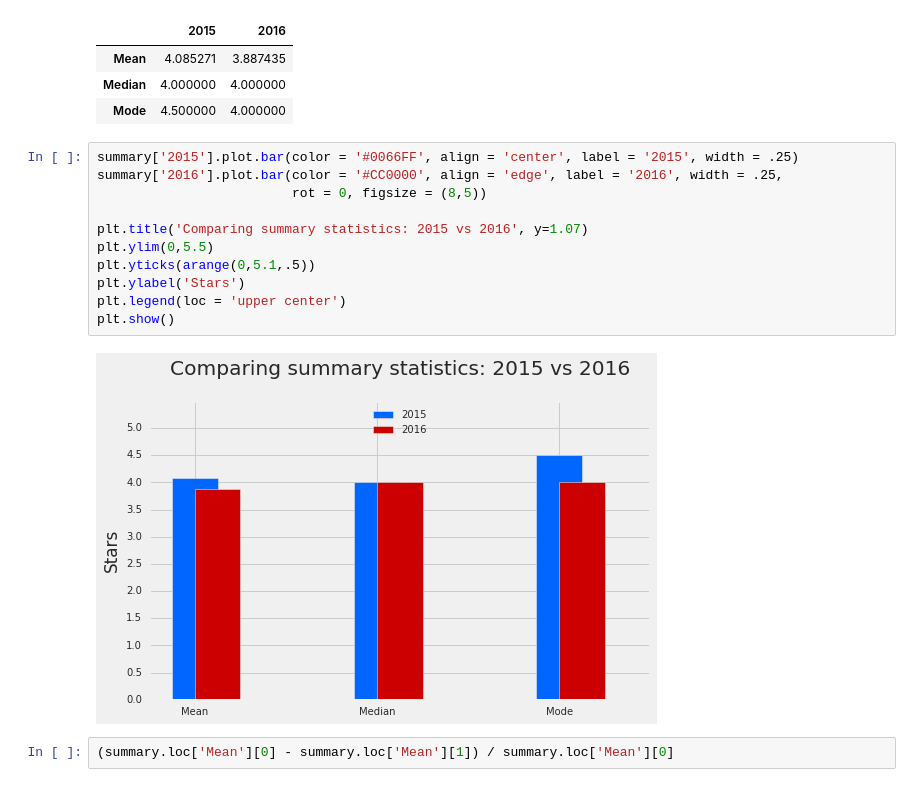
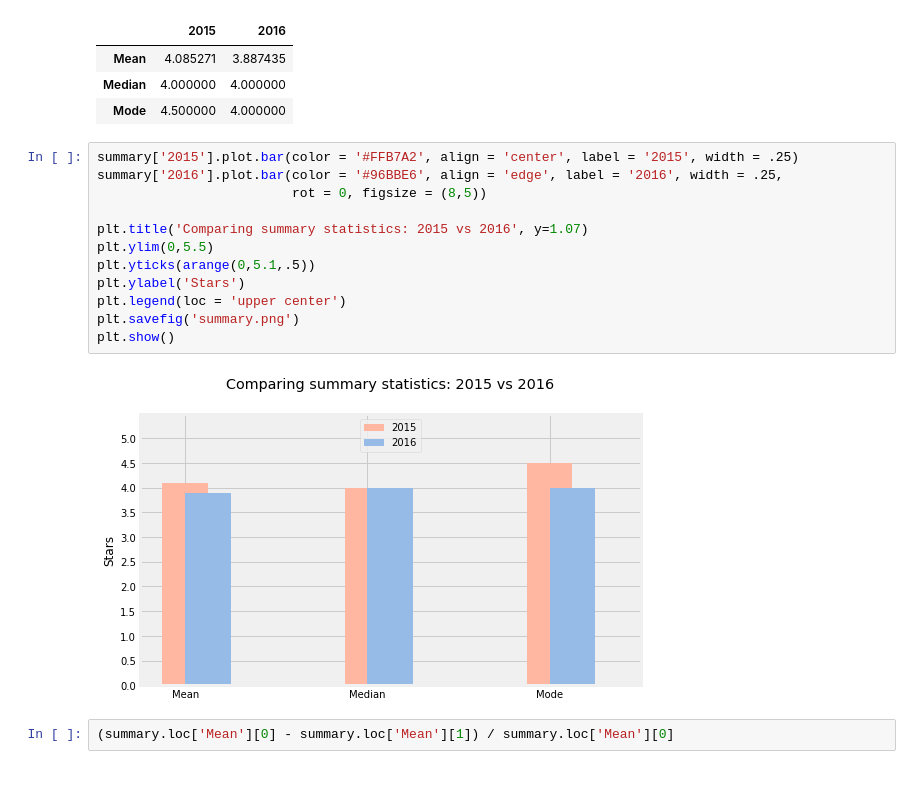
Before and after one commit to nveenverma/Projects, a Jupyter notebook: Investigating Fandango Movie Ratings/Basics.ipynb, the cells around one changed output. Drawn from its saved outputs; the diff is of its cells as text.

```diff
--- a/Investigating Fandango Movie Ratings/Basics.ipynb
+++ b/Investigating Fandango Movie Ratings/Basics.ipynb
@@ -290,18 +290,19 @@ Fandango 2016
 | Median | 4.000000 | 4.000000 |
 | Mode | 4.500000 | 4.000000 |
 # %%
-summary['2015'].plot.bar(color = '#0066FF', align = 'center', label = '2015', width = .25)
-summary['2016'].plot.bar(color = '#CC0000', align = 'edge', label = '2016', width = .25,
+summary['2015'].plot.bar(color = '#FFB7A2', align = 'center', label = '2015', width = .25)
+summary['2016'].plot.bar(color = '#96BBE6', align = 'edge', label = '2016', width = .25,
                          rot = 0, figsize = (8,5))
 
 plt.title('Comparing summary statistics: 2015 vs 2016', y=1.07)
 plt.ylim(0,5.5)
 plt.yticks(arange(0,5.1,.5))
 plt.ylabel('Stars')
 plt.legend(loc = 'upper center')
+plt.savefig('summary.png')
 plt.show()
 # %% [output]
-[figure, old version]
+[figure, new version]
 # %%
 (summary.loc['Mean'][0] - summary.loc['Mean'][1]) / summary.loc['Mean'][0]
 # %% [output]
```
Also changed, not shown: parts of 1 cell of this notebook, 46 other files.
